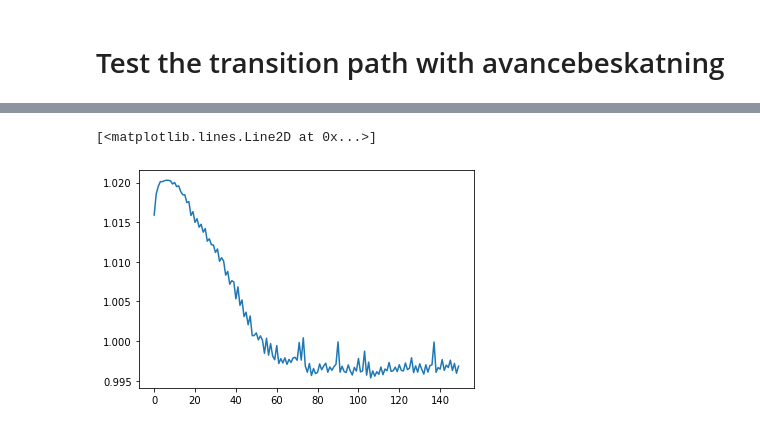
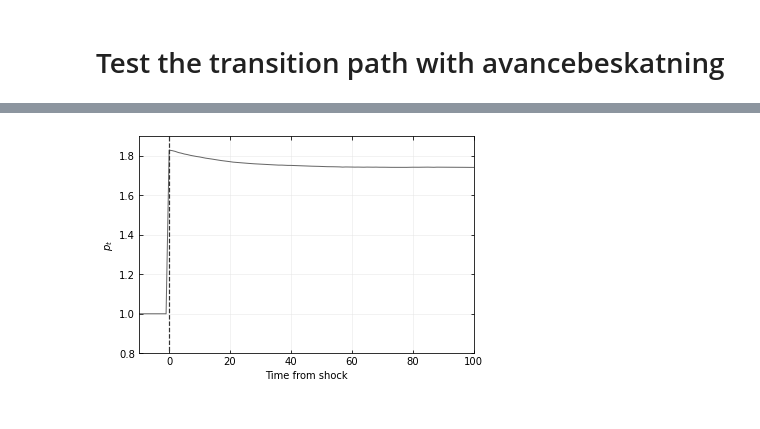
Before and after one commit to madsankern/MA_thesis, a Jupyter notebook: 01 - Transition.ipynb, the cells around one changed output, grey strips where cells are left out. Drawn from its saved outputs; the diff is of its cells as text; code cells hidden in the pictures.

```diff
--- a/01 - Transition.ipynb
+++ b/01 - Transition.ipynb
@@ -261,10 +317,14 @@ Run Relaxation algo
 # %%
 # Initialize model and solve initial steady state
-taug = 0.02
-model_path = HousingModelClass(name='example_negm',par={'solmethod':'negm', 'taug':taug, 'do_print':False})
+model_path = HousingModelClass(name='example_negm',par={'solmethod':'negm', 'do_print':False})
+
+# Solve and simulate
 model_path.precompile_numba()
 model_path.solve()
-model_path.simulate() # simulate initial ss
+model_path.simulate()
+
+H_ghost = np.mean(model_path.sim_path.d, axis=1)
 # %%
+model_path.par.taug = 0.01
 model_path.solve_path()
 model_path.simulate_path()
@@ -285,7 +333,7 @@ Same result as withou gains tax; should be in partial eq.
 path_ph = np.zeros(model_path.par.path_T + model_path.par.T)
 
 # b. setting - 0.9999
-nu = .03 # relaxation parameter
+nu = .05 # relaxation parameter
 max_iter = 1000 # maximum number of iterations
 
 # # c. Set path of prices
@@ -306,7 +354,7 @@ for _ in range(max_iter):
     # iv. difference
     max_abs_diff = np.max(np.abs(H[:-2] - H_ghost[:-2]))
     # if it%10 == 0: print(f'{it:4d}: {max_abs_diff:.8f}')
-    if max_abs_diff < 10e-4: break # test different values of this threshold
+    if max_abs_diff < 10e-3: break # test different values of this threshold
 
     # v. update
     path_ph[:model_path.par.path_T] = path_ph[:model_path.par.path_T] + nu*(H - H_ghost)
@@ -319,4 +367,5 @@ for _ in range(max_iter):
     if it > max_iter: raise Exception('too many iterations')
 
     print(str(it)+'th iteration: dif = '+str(max_abs_diff))
+    print('p_max is ' +str(path_ph[0]))
 # %% [output]
@@ -343,7 +393,34 @@ Traceback (most recent call last):
 KeyboardInterrupt
 KeyboardInterrupt:
+# %%
+p_path_g = np.zeros(10+model_path.par.path_T)
+p_path_g[0:10] = model_path.par.ph
+p_path_g[10:] = model_path.par.path_ph[0:model_path.par.path_T]
+
+c_path_g = np.zeros(10+model_path.par.path_T)
+c_path_g[0:10] = np.mean(model_path.sim.c, axis=1)[-10:]
+c_path_g[10:] = np.mean(model_path.sim_path.c, axis=1)
+
+a_path_g = np.zeros(10+model_path.par.path_T)
+a_path_g[0:10] = np.mean(model_path.sim.a, axis=1)[-10:]
+a_path_g[10:] = np.mean(model_path.sim_path.a, axis=1)
+
+t_axis = range(-10,200) # Time from shock
 # %%
-plt.plot(path_ph[0:150])
+fig = plt.figure(figsize=(6,4))
+ax = fig.add_subplot(1,1,1)
+
+ax.plot(t_axis, p_path_g, color = '0.4', linestyle='-', linewidth=1,  label = 'Demand',zorder=2)
+ax.vlines(0,0,10, color = '0.2', linestyle='--', linewidth = 1.2, zorder=2)
+
+ax.set_xlim(-10,100)
+ax.set_ylim(.8,1.9)
+# ax.set_ylim(0.99,1.7)
+
+ax.set_xlabel('Time from shock')
+ax.set_ylabel(r'$p_t$')
+
+ax.grid(visible=True, which = 'major', linestyle='-', linewidth=0.5, color='0.9')
+ax.tick_params(axis='both',bottom=True,top=True,left=True,right=True,direction='in',which='both')
 # %% [output]
-[<matplotlib.lines.Line2D at 0x...>]
-[figure, old version]
+[figure, new version]
```
Also changed, not shown: parts of 45 cells of this notebook, 1 other file.
